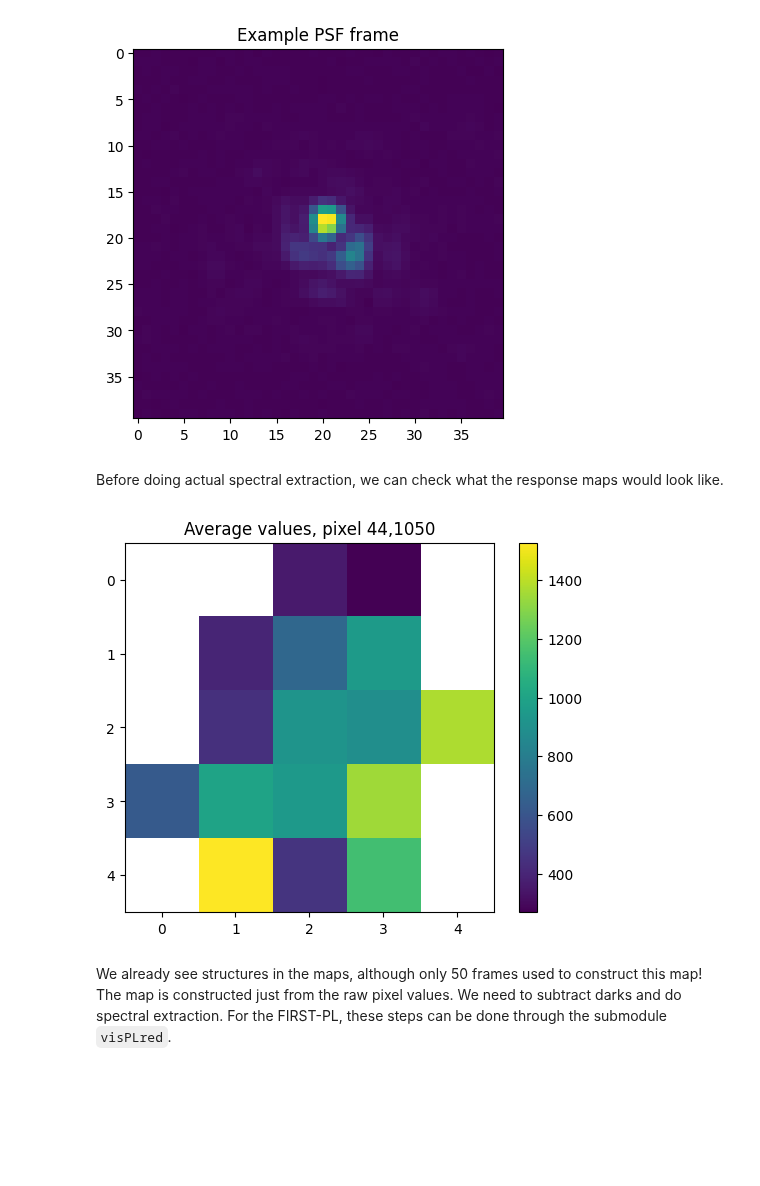
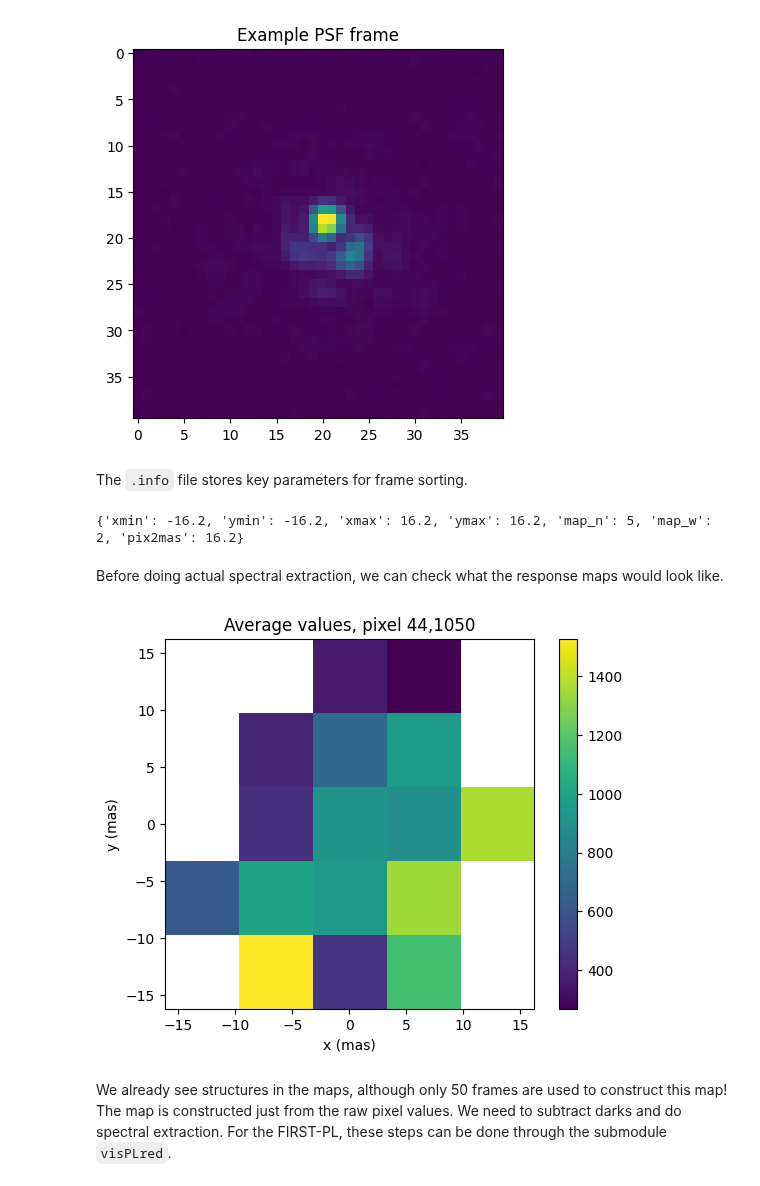
Before and after one commit to YooJung-Kim/PLred, a Jupyter notebook: PLred/tutorials/step1_frame_sorting.ipynb, the cells around one changed output. Drawn from its saved outputs; the diff is of its cells as text; code cells hidden in the pictures; blank space fills up the shorter version.

```diff
--- a/PLred/tutorials/step1_frame_sorting.ipynb
+++ b/PLred/tutorials/step1_frame_sorting.ipynb
@@ -202,30 +202,42 @@ plt.title('Example PSF frame')
 plt.show()
 # %% [output]
 [figure]
+# %% [markdown]
+The `.info` file stores key parameters for frame sorting.
+# %%
+import json
+with open('remapped/remapped_info.json', 'r') as f:
+    info = json.load(f)
+print(info)
+# %% [output]
+{'xmin': -16.2, 'ymin': -16.2, 'xmax': 16.2, 'ymax': 16.2, 'map_n': 5, 'map_w': 2, 'pix2mas': 16.2}
 # %% [markdown]
 Before doing actual spectral extraction, we can check what the response maps would look like.
 # %%
 import os
 
 # response map at a specific pixel (port number and wavelength channel)
 x,y = 44, 1050  # Pixel coordinates
 
 # Initialize a map to hold the average values
 values = np.zeros((5, 5)) + np.nan
 
 # Loop through the remapped files and extract the average values at the pixel (x,y)
 for i in range(5):
     for j in range(5):
         if os.path.exists(f'remapped/remapped_bin_{i}_{j}.h5'):
             with h5py.File(f'remapped/remapped_bin_{i}_{j}.h5', 'r') as f:
                 values[i,j] = np.average(f['rawframes'][:,x,y])
 
-plt.imshow(values)
+plt.imshow(values, extent = (info['xmin'], info['xmax'], info['ymin'], info['ymax']),
+           origin='upper')
+plt.xlabel('x (mas)')
+plt.ylabel('y (mas)')
 plt.colorbar()
 plt.title(f'Average values, pixel {x},{y}')
 plt.show()
 # %% [output]
-[figure, old version]
+[figure, new version]
 # %% [markdown]
-We already see structures in the maps, although only 50 frames used to construct this map!
+We already see structures in the maps, although only 50 frames are used to construct this map!
 The map is constructed just from the raw pixel values. We need to subtract darks and do spectral extraction. For the FIRST-PL, these steps can be done through the submodule `visPLred`.
```
Also changed, not shown: parts of 1 cell of this notebook, 6 other files.
